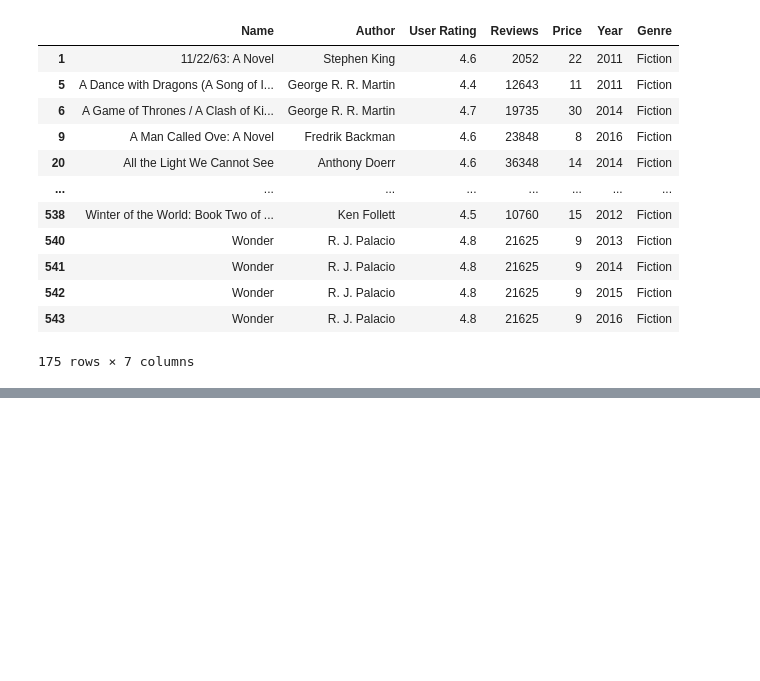
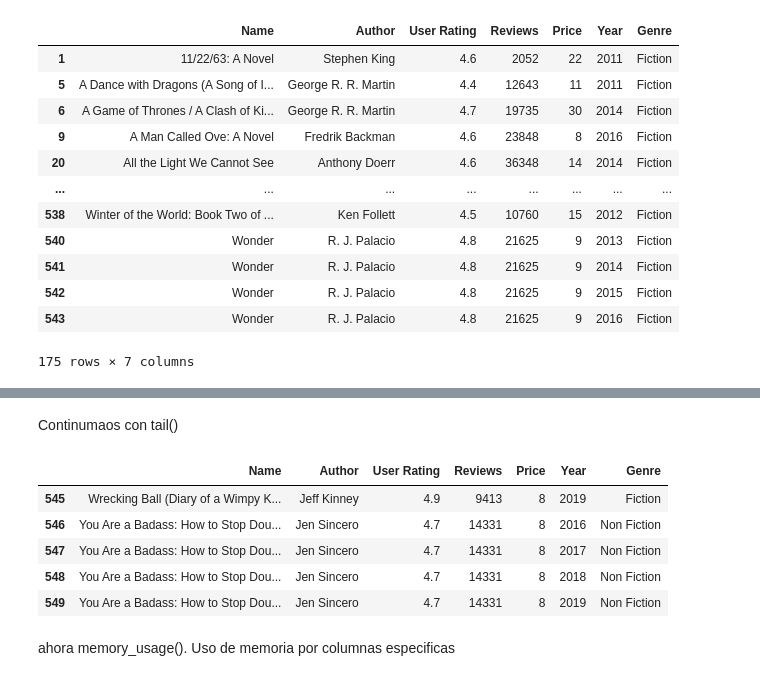
Before and after one commit to carlcri/basico_manipulacion_pandas_numpy, a Jupyter notebook: pandas/6_notebook.ipynb, the cells around one changed output, grey strips where cells are left out. Cells and saved outputs as stored; diff of their text form; code cells hidden in the pictures; blank space fills up the shorter version.

```diff
--- a/pandas/6_notebook.ipynb
+++ b/pandas/6_notebook.ipynb
@@ -648,0 +709,13 @@ df[fiction & ~mayor_2016]
+# %% [markdown]
+Continumaos con tail()
+# %%
+df.tail()
+# %% [output]
+|  | Name | Author | User Rating | Reviews | Price | Year | Genre |
+| 545 | Wrecking Ball (Diary of a Wimpy K... | Jeff Kinney | 4.9 | 9413 | 8 | 2019 | Fiction |
+| 546 | You Are a Badass: How to Stop Dou... | Jen Sincero | 4.7 | 14331 | 8 | 2016 | Non Fiction |
+| 547 | You Are a Badass: How to Stop Dou... | Jen Sincero | 4.7 | 14331 | 8 | 2017 | Non Fiction |
+| 548 | You Are a Badass: How to Stop Dou... | Jen Sincero | 4.7 | 14331 | 8 | 2018 | Non Fiction |
+| 549 | You Are a Badass: How to Stop Dou... | Jen Sincero | 4.7 | 14331 | 8 | 2019 | Non Fiction |
+# %% [markdown]
+ahora memory_usage(). Uso de memoria por columnas especificas
```
Also changed, not shown: parts of 19 cells of this notebook, 8 other files.
